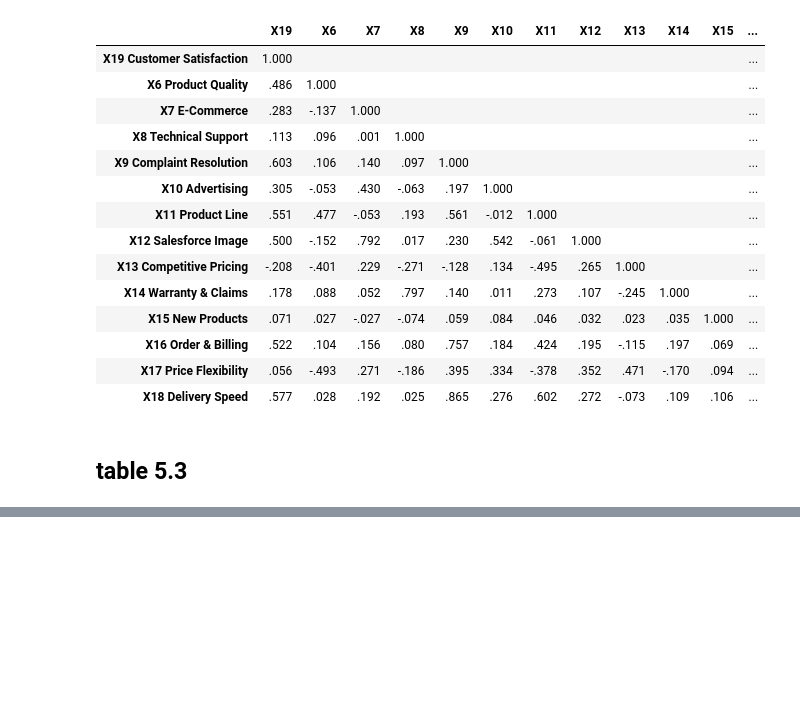
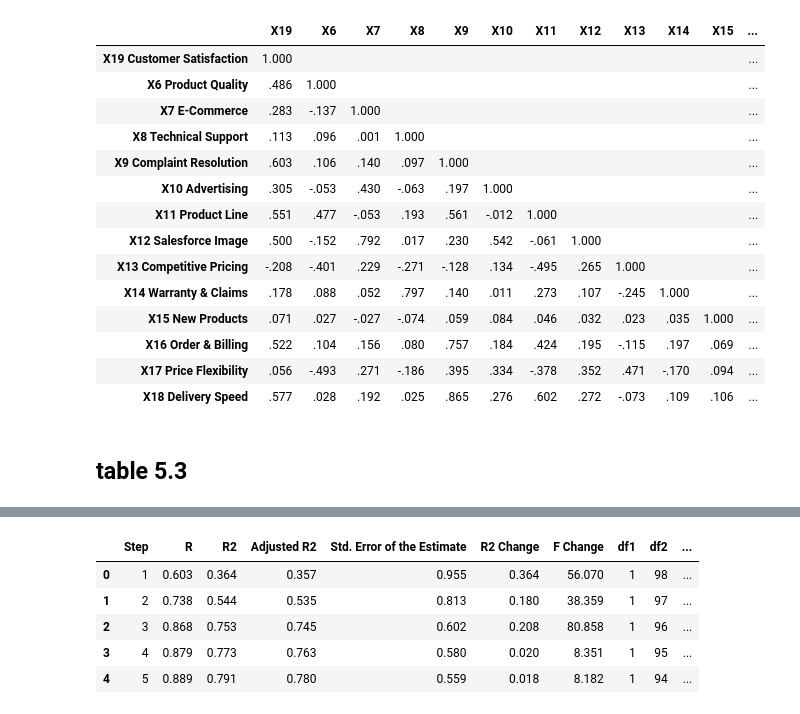
Before and after one commit to Xin95172/Personal-Project, a Jupyter notebook: 多變量分析/main.ipynb, the cells around one changed output, grey strips where cells are left out. Saved outputs shown, nothing was run; the diff lists cells and outputs as text; code cells hidden in the pictures; blank space fills up the shorter version.

```diff
--- a/多變量分析/main.ipynb
+++ b/多變量分析/main.ipynb
@@ -3078,0 +3874,80 @@ Note: Items in bold are significant at .05 level.
+# %%
+# [整合] 逐步迴歸分析 Model Summary (Stepwise Regression Model Summary)
+# 原因 (Reason): 根據 Table 5.7，需要彙整每一步驟的模型適配度與改變量。
+# 目的 (Purpose): 重現 Table 5.7，展示從 Step 1 到 Step 5 的模型演進。
+# 預期結果 (Result): 顯示 Overall Model Fit (R, R^2, Adj R^2, Std. Error) 與 Change Statistics (R^2 Change, F Change, df1, df2, Sig F Change)。
+
+# Define the steps based on Table 5.7 content
+steps_info = [
+    {"step": 1, "vars": ["X9"]},
+    {"step": 2, "vars": ["X9", "X6"]},
+    {"step": 3, "vars": ["X9", "X6", "X12"]},
+    {"step": 4, "vars": ["X9", "X6", "X12", "X7"]},
+    {"step": 5, "vars": ["X9", "X6", "X12", "X7", "X11"]}
+]
+
+summary_rows = []
+prev_r2 = 0
+
+for info in steps_info:
+    current_vars = info["vars"]
+    X_in = X_pool[current_vars]
+    X_in_const = sm.add_constant(X_in)
+
+    model = sm.OLS(y, X_in_const).fit()
+
+    # Model Fit Statistics
+    r_sq = model.rsquared
+    adj_r_sq = model.rsquared_adj
+    mult_r = np.sqrt(r_sq)
+    std_err = np.sqrt(model.mse_resid)
+
+    # Change Statistics
+    r_sq_change = r_sq - prev_r2
+
+    # Calculate F Change
+    # F_change = ( (R2_new - R2_old) / (df_new - df_old) ) / ( (1 - R2_new) / (n - df_new - 1) )
+    # Here number of vars added is always 1, so df1 = 1
+    k_new = len(current_vars)
+    n = len(y)
+    df1 = 1
+    df2 = n - k_new - 1
+
+    if r_sq_change > 0:
+        f_change = (r_sq_change / df1) / ((1 - r_sq) / df2)
+        sig_f_change = 1 - stats.f.cdf(f_change, df1, df2)
+    else:
+        f_change = np.nan
+        sig_f_change = np.nan
+
+    summary_rows.append([
+        info["step"],
+        mult_r,
+        r_sq,
+        adj_r_sq,
+        std_err,
+        r_sq_change,
+        f_change,
+        df1,
+        df2,
+        sig_f_change
+    ])
+
+    prev_r2 = r_sq
+
+cols_summary = [
+    "Step", "R", "R2", "Adjusted R2", "Std. Error of the Estimate",
+    "R2 Change", "F Change", "df1", "df2", "Sig. F Change"
+]
+
+summary_df = pd.DataFrame(summary_rows, columns=cols_summary)
+
+print("Model Summary of Stepwise Multiple Regression Model")
+display(summary_df.round(3))
+
+# Display variables entered at each step
+print("Variables Entered at Each Step:")
+for info in steps_info:
+    formatted_vars = ", ".join([f"{v} {vars_labels[v]}" for v in info["vars"]])
+    print(f"Step {info['step']}: {formatted_vars}")
+# %% [output]
@@ -3078,0 +3955,6 @@ Note: Items in bold are significant at .05 level.
+|  | Step | R | R2 | Adjusted R2 | Std. Error of the Estimate | R2 Change | F Change | df1 | df2 | ... |
+| 0 | 1 | 0.603 | 0.364 | 0.357 | 0.955 | 0.364 | 56.070 | 1 | 98 | ... |
+| 1 | 2 | 0.738 | 0.544 | 0.535 | 0.813 | 0.180 | 38.359 | 1 | 97 | ... |
+| 2 | 3 | 0.868 | 0.753 | 0.745 | 0.602 | 0.208 | 80.858 | 1 | 96 | ... |
+| 3 | 4 | 0.879 | 0.773 | 0.763 | 0.580 | 0.020 | 8.351 | 1 | 95 | ... |
+| 4 | 5 | 0.889 | 0.791 | 0.780 | 0.559 | 0.018 | 8.182 | 1 | 94 | ... |
```
Also changed, not shown: parts of 11 cells of this notebook.
